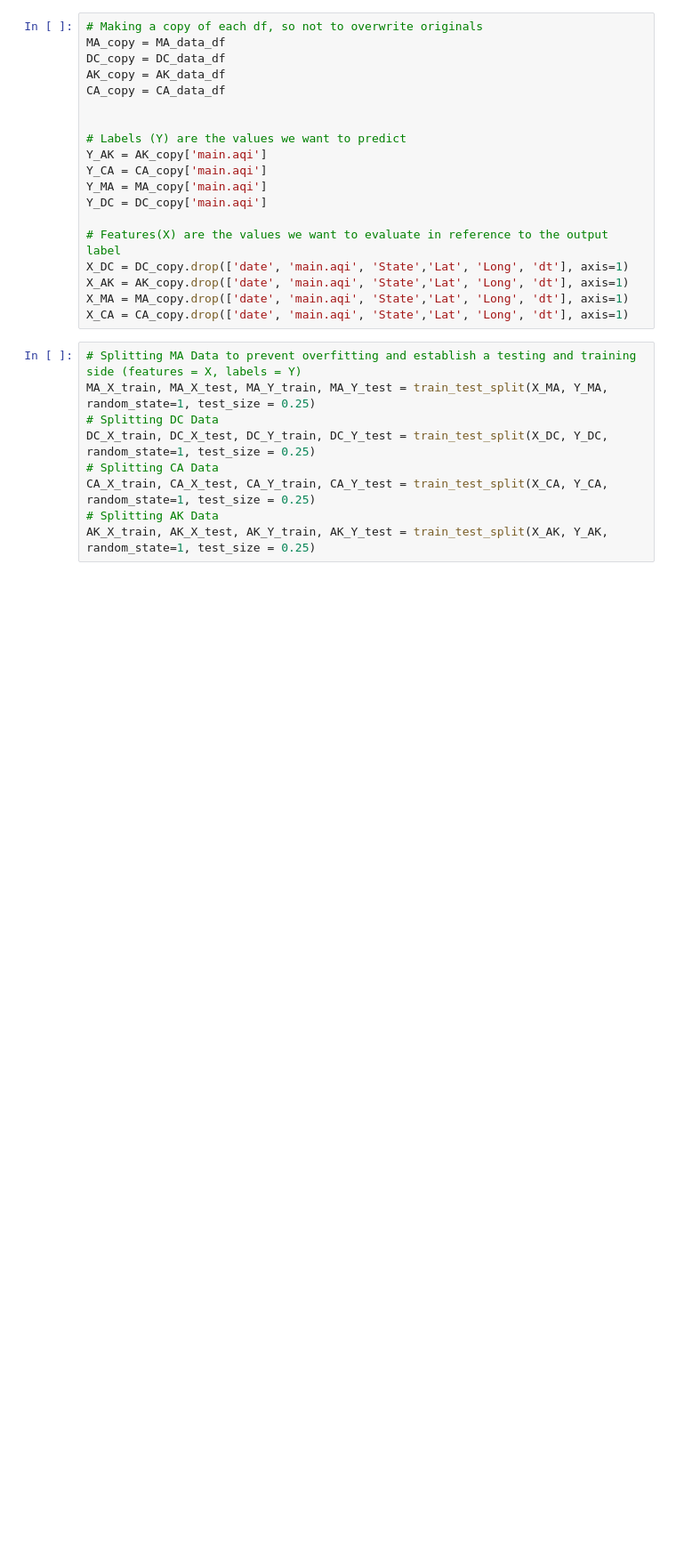
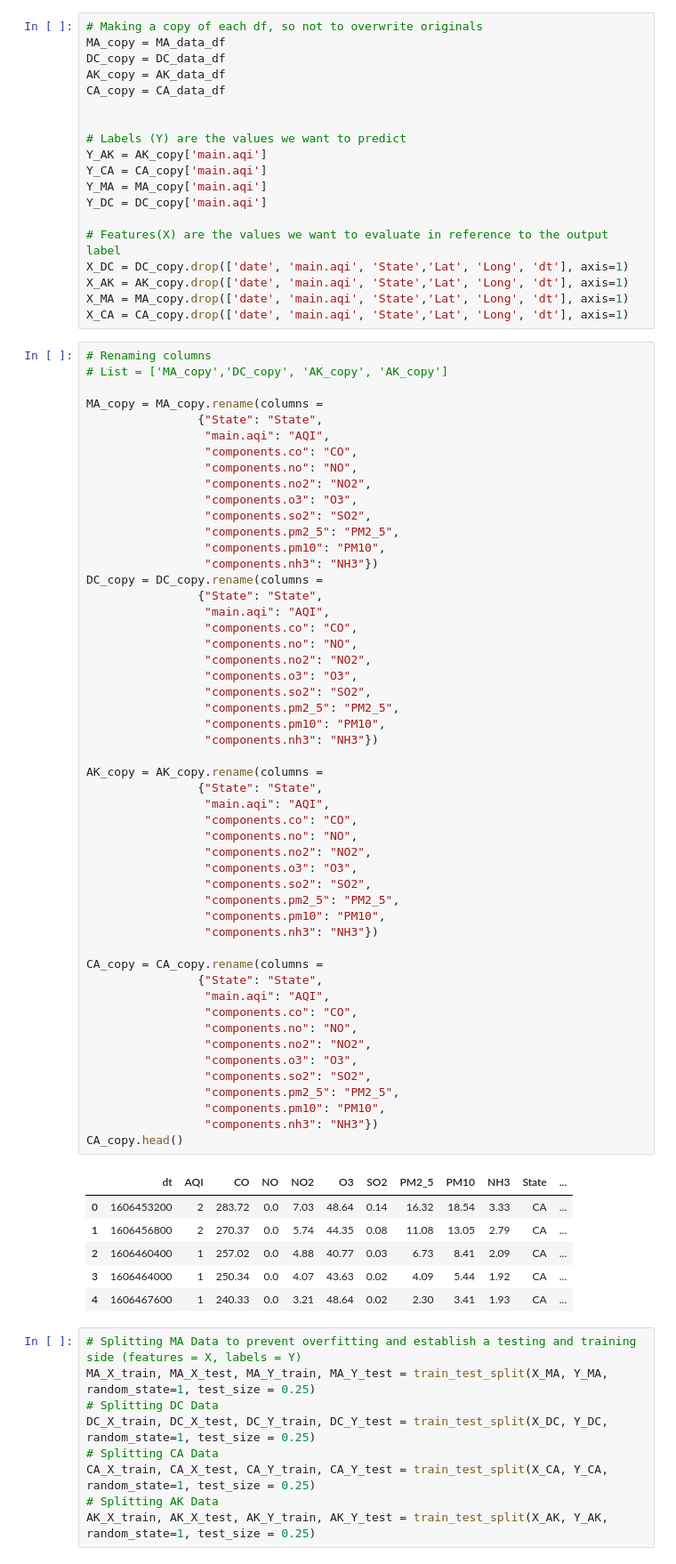
Before and after one commit to mereilly/AQI_Module_20_Final_Project, a Jupyter notebook: OpenWeather_AQI_ML Model_Final.ipynb, the cells around one changed output. Shown at 89% size. Cells and saved outputs as stored; diff of their text form; blank space fills up the shorter version.

```diff
--- a/OpenWeather_AQI_ML Model_Final.ipynb
+++ b/OpenWeather_AQI_ML Model_Final.ipynb
@@ -373,6 +260,64 @@ X_DC = DC_copy.drop(['date', 'main.aqi', 'State','Lat', 'Long', 'dt'], axis=1)
 X_AK = AK_copy.drop(['date', 'main.aqi', 'State','Lat', 'Long', 'dt'], axis=1)
 X_MA = MA_copy.drop(['date', 'main.aqi', 'State','Lat', 'Long', 'dt'], axis=1)
 X_CA = CA_copy.drop(['date', 'main.aqi', 'State','Lat', 'Long', 'dt'], axis=1)
+# %%
+# Renaming columns
+# List = ['MA_copy','DC_copy', 'AK_copy', 'AK_copy']
+
+MA_copy = MA_copy.rename(columns =
+                {"State": "State",
+                 "main.aqi": "AQI",
+                 "components.co": "CO",
+                 "components.no": "NO",
+                 "components.no2": "NO2",
+                 "components.o3": "O3",
+                 "components.so2": "SO2",
+                 "components.pm2_5": "PM2_5",
+                 "components.pm10": "PM10",
+                 "components.nh3": "NH3"})
+DC_copy = DC_copy.rename(columns =
+                {"State": "State",
+                 "main.aqi": "AQI",
+                 "components.co": "CO",
+                 "components.no": "NO",
+                 "components.no2": "NO2",
+                 "components.o3": "O3",
+                 "components.so2": "SO2",
+                 "components.pm2_5": "PM2_5",
+                 "components.pm10": "PM10",
+                 "components.nh3": "NH3"})
+
+AK_copy = AK_copy.rename(columns =
+                {"State": "State",
+                 "main.aqi": "AQI",
+                 "components.co": "CO",
+                 "components.no": "NO",
+                 "components.no2": "NO2",
+                 "components.o3": "O3",
+                 "components.so2": "SO2",
+                 "components.pm2_5": "PM2_5",
+                 "components.pm10": "PM10",
+                 "components.nh3": "NH3"})
+
+CA_copy = CA_copy.rename(columns =
+                {"State": "State",
+                 "main.aqi": "AQI",
+                 "components.co": "CO",
+                 "components.no": "NO",
+                 "components.no2": "NO2",
+                 "components.o3": "O3",
+                 "components.so2": "SO2",
+                 "components.pm2_5": "PM2_5",
+                 "components.pm10": "PM10",
+                 "components.nh3": "NH3"})
+CA_copy.head()
+# %% [output]
+|  | dt | AQI | CO | NO | NO2 | O3 | SO2 | PM2_5 | PM10 | NH3 | State | ... |
+| 0 | 1606453200 | 2 | 283.72 | 0.0 | 7.03 | 48.64 | 0.14 | 16.32 | 18.54 | 3.33 | CA | ... |
+| 1 | 1606456800 | 2 | 270.37 | 0.0 | 5.74 | 44.35 | 0.08 | 11.08 | 13.05 | 2.79 | CA | ... |
+| 2 | 1606460400 | 1 | 257.02 | 0.0 | 4.88 | 40.77 | 0.03 | 6.73 | 8.41 | 2.09 | CA | ... |
+| 3 | 1606464000 | 1 | 250.34 | 0.0 | 4.07 | 43.63 | 0.02 | 4.09 | 5.44 | 1.92 | CA | ... |
+| 4 | 1606467600 | 1 | 240.33 | 0.0 | 3.21 | 48.64 | 0.02 | 2.30 | 3.41 | 1.93 | CA | ... |
 # %%
 # Splitting MA Data to prevent overfitting and establish a testing and training side (features = X, labels = Y)
 MA_X_train, MA_X_test, MA_Y_train, MA_Y_test = train_test_split(X_MA, Y_MA, random_state=1, test_size = 0.25)
```
Also changed, not shown: parts of 37 cells of this notebook, 1 other file.
